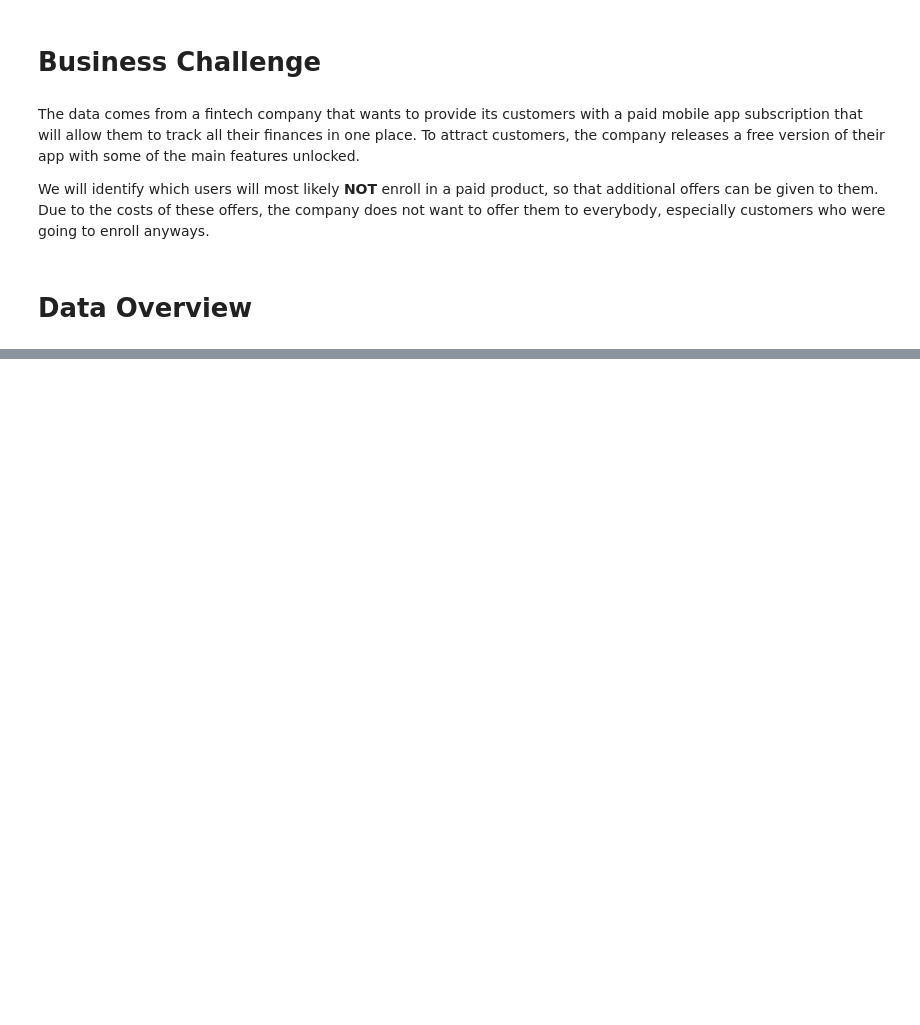
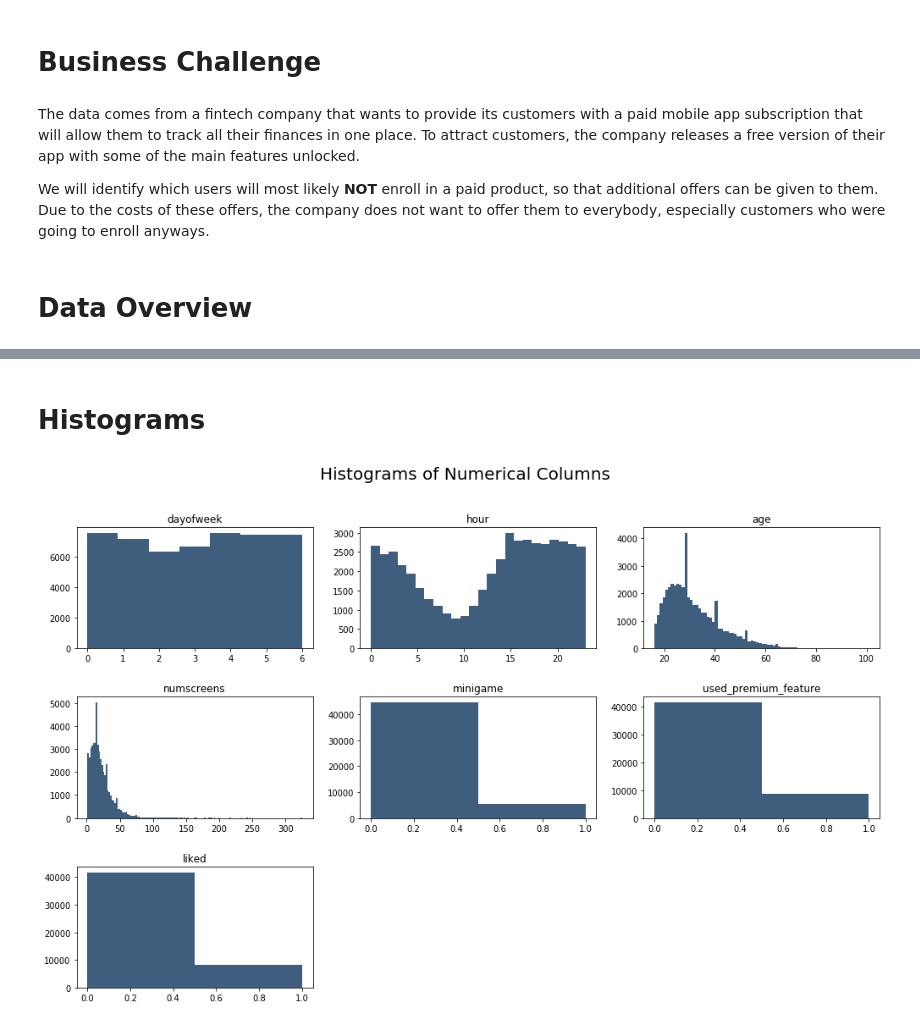
Before and after one commit to Manasab-y/app-behavior-analysis, a Jupyter notebook: EDA.ipynb, the cells around one changed output, grey strips where cells are left out. Saved outputs shown, nothing was run; the diff lists cells and outputs as text; code cells hidden in the pictures; blank space fills up the shorter version.

Commit message:
generated histograms with some analysis

```diff
--- a/EDA.ipynb
+++ b/EDA.ipynb
@@ -23,0 +47,2 @@ The app usage data is only from the user's first day in the app. This limitation
+# %%
+df = pd.read_csv('appdata10.csv')
@@ -23,0 +92,2 @@ The app usage data is only from the user's first day in the app. This limitation
+# %%
+df["hour"] = df.hour.str.slice(1, 3).astype(int)
@@ -23,0 +106,2 @@ The app usage data is only from the user's first day in the app. This limitation
+# %%
+df2 = df.copy().drop(['user', 'screen_list', 'enrolled_date', 'first_open', 'enrolled'], axis=1)
@@ -23,0 +117,18 @@ The app usage data is only from the user's first day in the app. This limitation
+# %% [markdown]
+# Histograms
+# %%
+plt.figure(figsize=(17,10))
+plt.suptitle('Histograms of Numerical Columns', fontsize=20)
+for i in range(1, df2.shape[1]+1):
+    plt.subplot(3, 3, i)
+    f = plt.gca()
+    f.set_title(df2.columns.values[i-1])
+
+    # determine the number of unique values in each column
+    vals = np.size(df2.iloc[:, i-1].unique())
+    # number of bins equals the number of unique values for each column
+    plt.hist(df2.iloc[:, i-1], bins=vals, color='#3F5D7D')
+
+plt.subplots_adjust(hspace=0.4)
+# %% [output]
+[figure, added]
```
Also changed, not shown: parts of 11 cells of this notebook, 1 other file.
